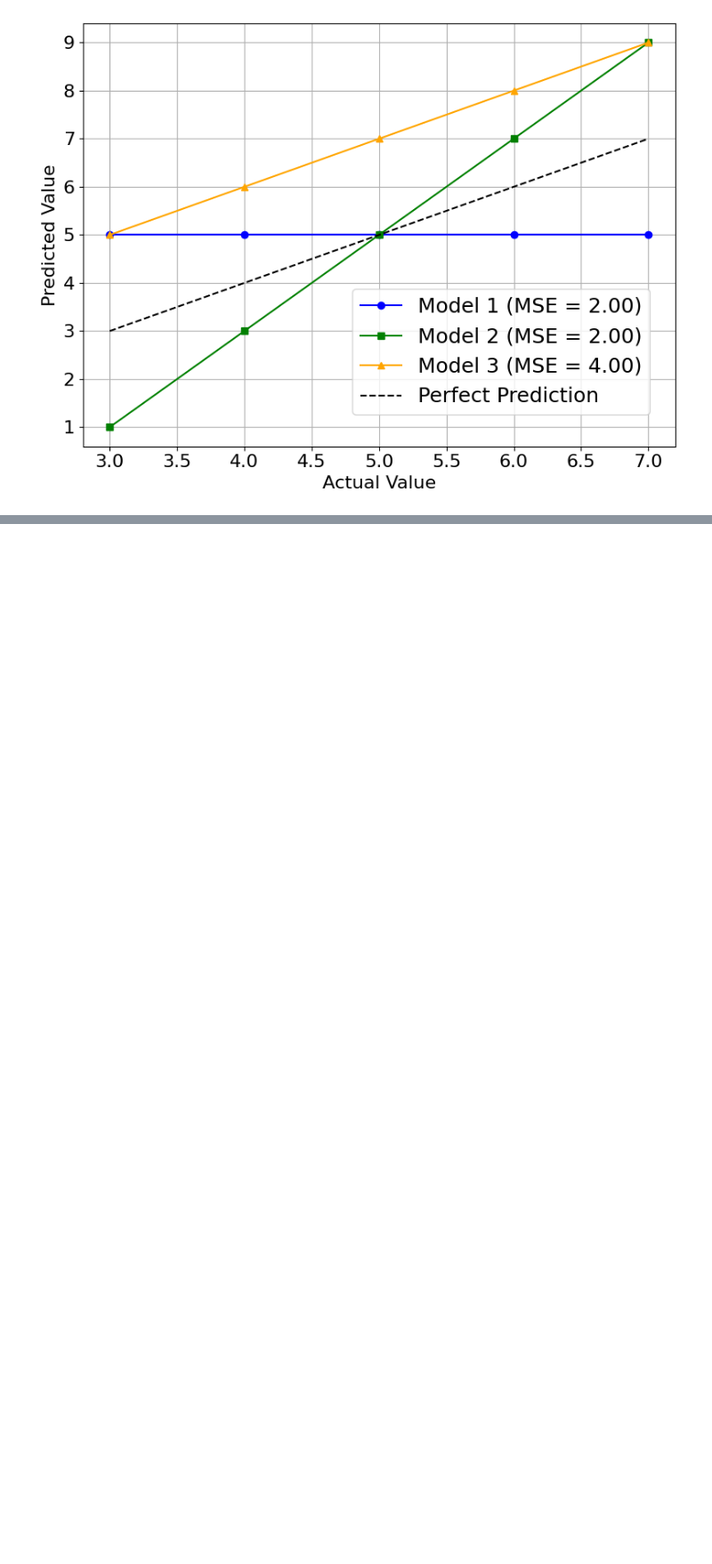
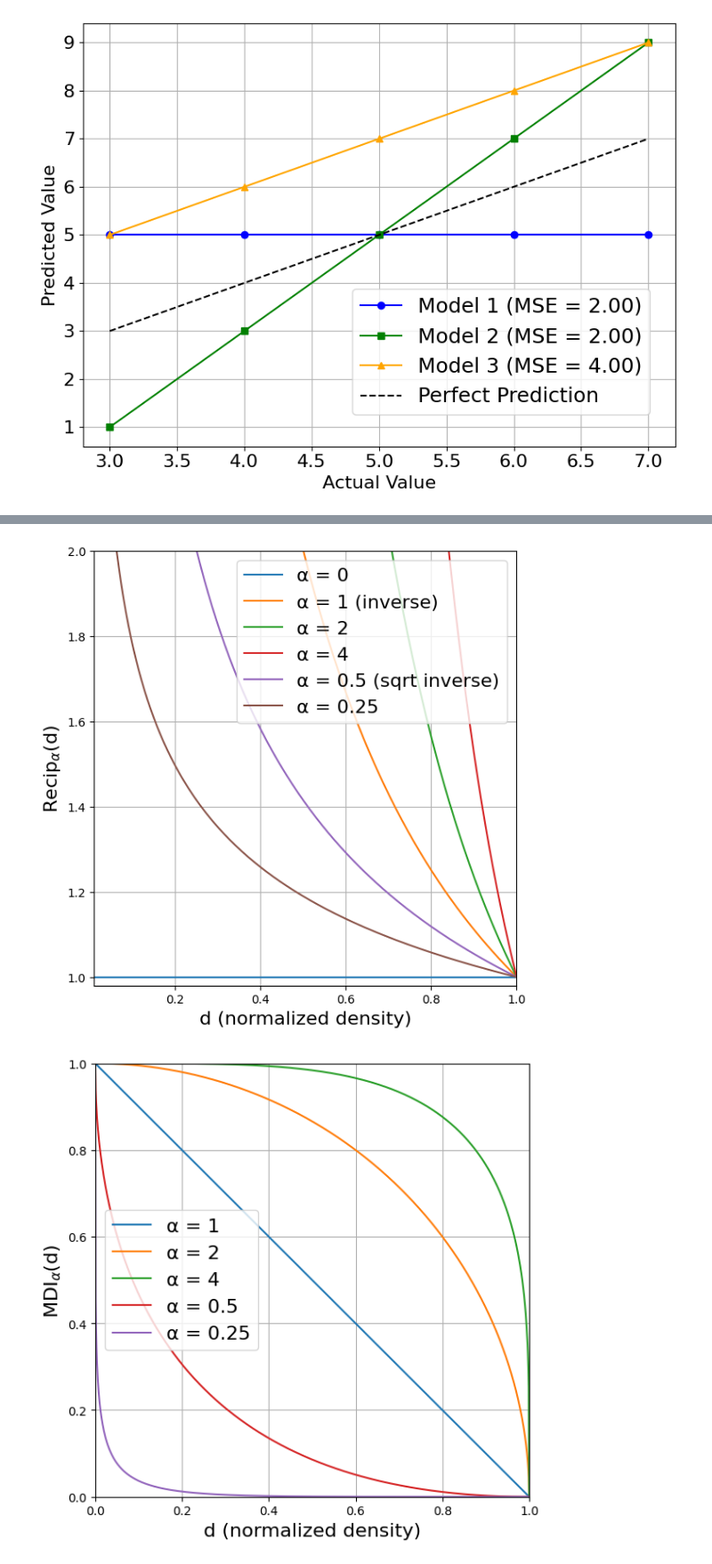
Before and after one commit to Machine-Earning/CISIR, a Jupyter notebook: notebooks/neurips_plots.ipynb, the cells around one changed output, grey strips where cells are left out. Shown at 89% size. Cells and saved outputs as stored; diff of their text form; code cells hidden in the pictures; blank space fills up the shorter version.

```diff
--- a/notebooks/neurips_plots.ipynb
+++ b/notebooks/neurips_plots.ipynb
@@ -80 +78,66 @@ alphae_path_nolegend, lambda_path_legend_adjusted
 ('aore_aorc_vs_alphae_cleaned.svg', 'aore_aorc_vs_lambda_cleaned.svg')
+# %%
+import numpy as np
+import matplotlib.pyplot as plt
+
+# Alpha values
+alphas = [1, 2, 4, 0.5, 0.25]
+alphas_reciprocal = [0] + alphas
+
+# Density ranges
+d_rec = np.linspace(0.01, 1, 1000)  # Changed minimum density to 0.2
+d_mdi = np.linspace(0, 1, 1000)
+
+# Font sizes
+legend_fontsize = 16
+label_fontsize = 16
+
+# ---------- Reciprocal Plot ----------
+fig_rec, ax_rec = plt.subplots(figsize=(6, 6))
+for a in alphas_reciprocal:
+    if a == 0:
+        rec = np.ones_like(d_rec)
+    else:
+        rec = (1 / d_rec) ** a
+    # No normalization now, using raw reciprocal values
+    label = f"α = {a}"
+    if a == 1:
+        label += " (inverse)"
+    elif a == 0.5:
+        label += " (sqrt inverse)"
+    ax_rec.plot(d_rec, rec, label=label)
+
+ax_rec.set_xlim(0.01, 1)
+ax_rec.set_ylim(0.98, 2)
+ax_rec.set_xlabel("d (normalized density)", fontsize=label_fontsize)
+ax_rec.set_ylabel("Recip$_{\\alpha}$(d)", fontsize=label_fontsize)
+ax_rec.grid(True)
+ax_rec.set_aspect('equal', adjustable='box')
+ax_rec.legend(fontsize=legend_fontsize)
+
+# Save reciprocal plot
+fig_rec.tight_layout()
+fig_rec.savefig("reciprocal_plot_16pt.svg", format='svg')
+
+# ---------- MDI Plot ----------
+fig_mdi, ax_mdi = plt.subplots(figsize=(6, 6))
+for a in alphas:
+    mdi = (1 - d_mdi ** a) ** (1 / a)
+    ax_mdi.plot(d_mdi, mdi, label=f"α = {a}")
+
+ax_mdi.set_xlim(0, 1)
+ax_mdi.set_ylim(0, 1)
+ax_mdi.set_xlabel("d (normalized density)", fontsize=label_fontsize)
+ax_mdi.set_ylabel("MDI$_{\\alpha}$(d)", fontsize=label_fontsize)
+ax_mdi.grid(True)
+ax_mdi.set_aspect('equal', adjustable='box')
+ax_mdi.legend(fontsize=legend_fontsize)
+
+# Save MDI plot
+fig_mdi.tight_layout()
+fig_mdi.savefig("mdi_plot_16pt.svg", format='svg')
+
+plt.show()
+# %% [output]
+[figure, added]
+[figure, added]
```
Also changed, not shown: parts of 1 cell of this notebook, 4 other files.
